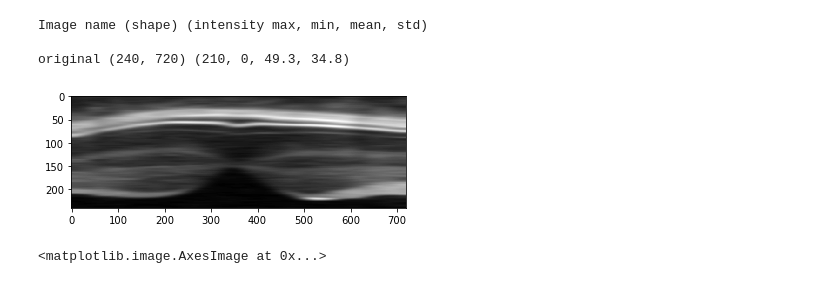
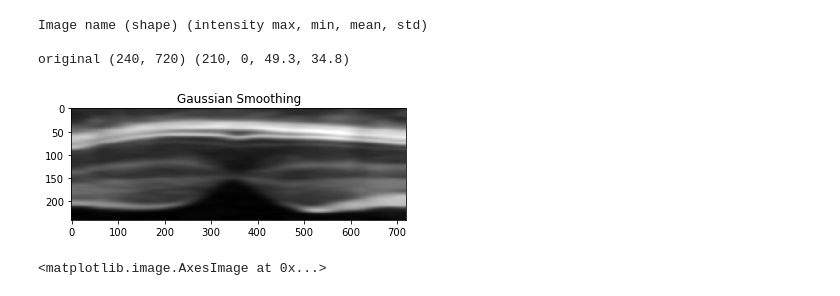
Before and after one commit to Dadams2/CITS4404, a Jupyter notebook: notebook/segmentation.ipynb, the cells around one changed output. Cells and saved outputs as stored; diff of their text form; code cells hidden in the pictures.

```diff
--- a/notebook/segmentation.ipynb
+++ b/notebook/segmentation.ipynb
@@ -41,11 +41,12 @@ Image name (shape) (intensity max, min, mean, std)
 
 original (240, 720) (210, 0, 49.3, 34.8)
 # %%
-image = ndimage.gaussian_filter(original_image, sigma=(1, 16), order=1)
+image = ndimage.gaussian_filter(original_image, sigma=(3, 16), order=0)
 plt.imshow(image, interpolation='nearest', cmap='gray')
+plt.title("Gaussian Smoothing")
 plt.show()
 # %% [output]
-[figure, old version]
+[figure, new version]
 # %%
 
 # Setting plot size to 15, 15
```
Also changed, not shown: parts of 2 cells of this notebook.
